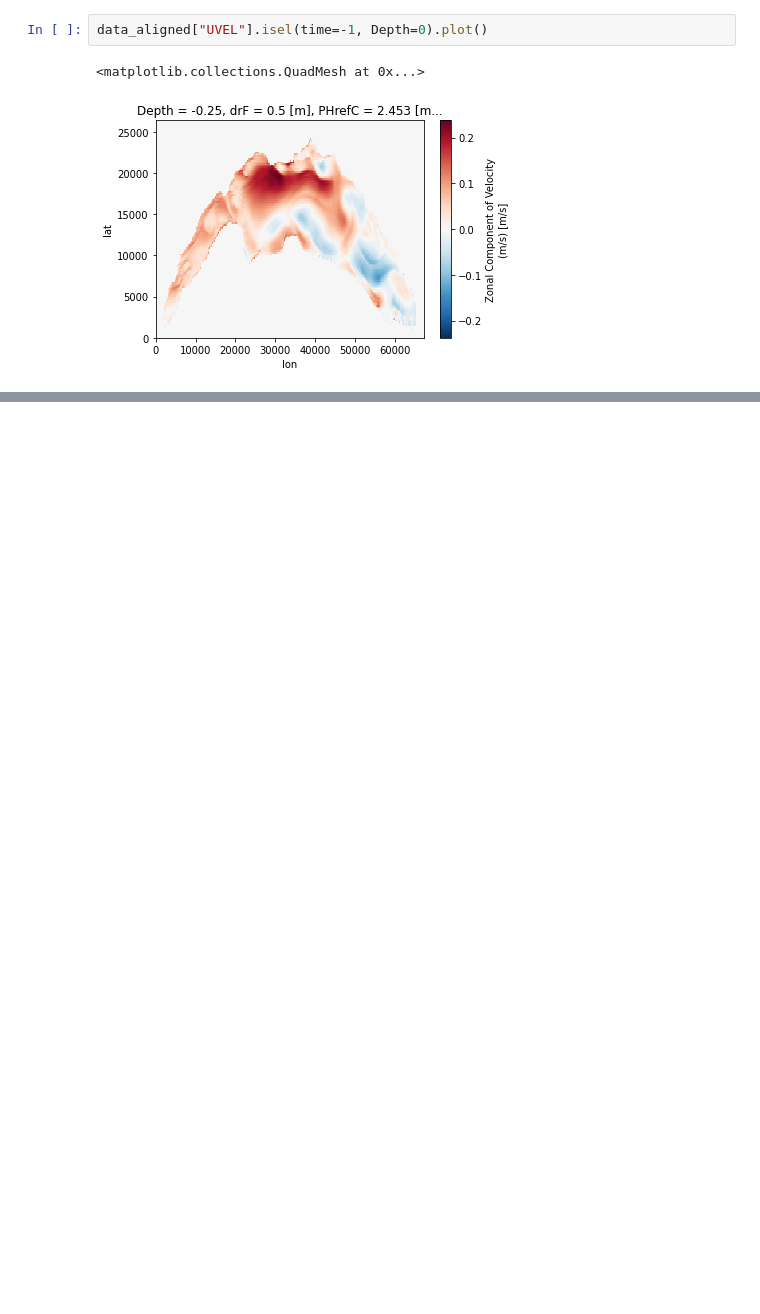
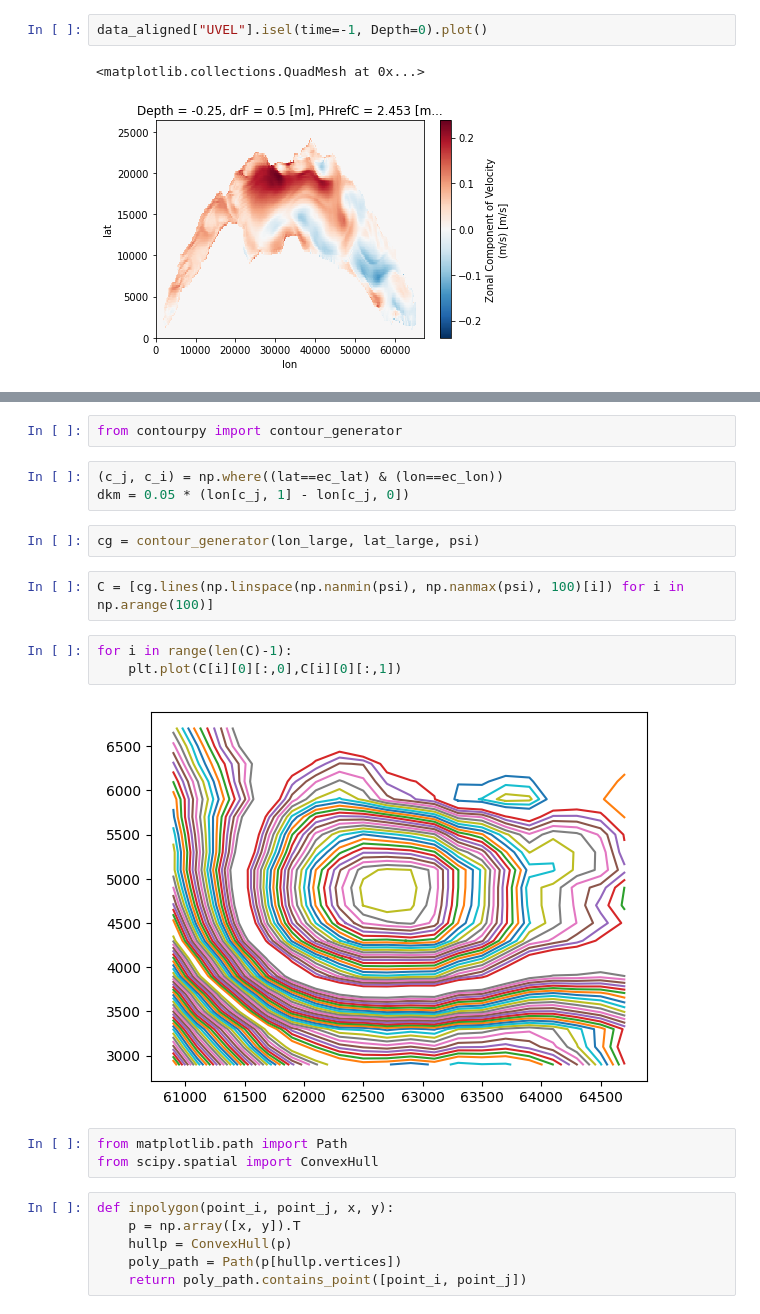
Before and after one commit to leroquan/eddytools, a Jupyter notebook: run_eddytools_nencioli.ipynb, the cells around one changed output, grey strips where cells are left out. Saved outputs shown, nothing was run; the diff lists cells and outputs as text; blank space fills up the shorter version.

```diff
--- a/run_eddytools_nencioli.ipynb
+++ b/run_eddytools_nencioli.ipynb
@@ -129,0 +185,23 @@ data_aligned["UVEL"].isel(time=-1, Depth=0).plot()
+# %%
+from contourpy import contour_generator
+# %%
+(c_j, c_i) = np.where((lat==ec_lat) & (lon==ec_lon))
+dkm = 0.05 * (lon[c_j, 1] - lon[c_j, 0])
+# %%
+cg = contour_generator(lon_large, lat_large, psi)
+# %%
+C = [cg.lines(np.linspace(np.nanmin(psi), np.nanmax(psi), 100)[i]) for i in np.arange(100)]
+# %%
+for i in range(len(C)-1):
+    plt.plot(C[i][0][:,0],C[i][0][:,1])
+# %% [output]
+[figure, added]
+# %%
+from matplotlib.path import Path
+from scipy.spatial import ConvexHull
+# %%
+def inpolygon(point_i, point_j, x, y):
+    p = np.array([x, y]).T
+    hullp = ConvexHull(p)
+    poly_path = Path(p[hullp.vertices])
+    return poly_path.contains_point([point_i, point_j])
```
Also changed, not shown: parts of 28 cells of this notebook, 1 other file.
